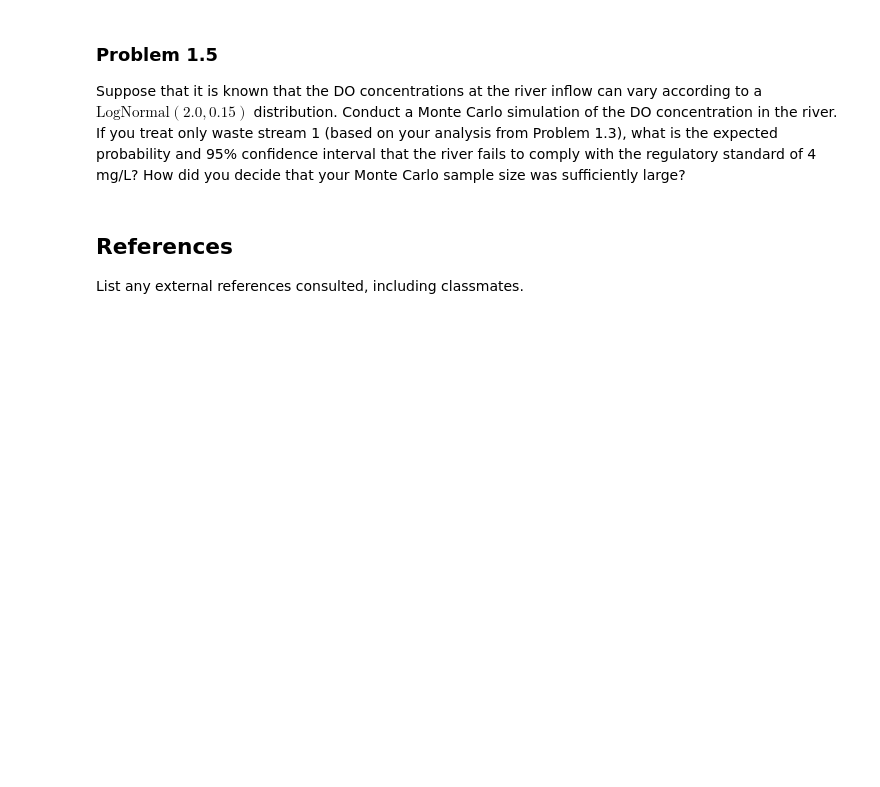
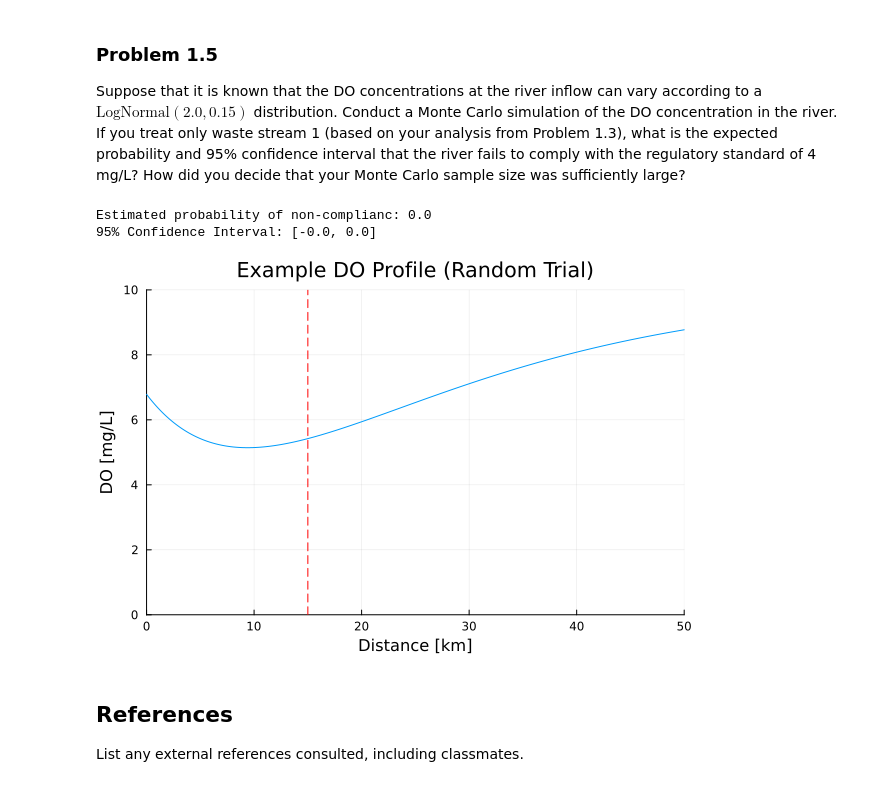
Before and after one commit to BEE4750-FA25/hw3-claire, a Jupyter notebook: hw03.ipynb, the cells around one changed output. Drawn from its saved outputs; the diff is of its cells as text; code cells hidden in the pictures; blank space fills up the shorter version.

```diff
--- a/hw03.ipynb
+++ b/hw03.ipynb
@@ -332,7 +332,33 @@ If you treat only waste stream 1 (based on your analysis from Problem
 the river fails to comply with the regulatory standard of 4 mg/L? How
 did you decide that your Monte Carlo sample size was sufficiently large?
 # %%
-sample_size=1000000
+x2 = 15 # km
+xf = 50 # km
+dx = 0.1 # km
+u = 6 # km/d
+
+C_sat = 10 # mg/L
+
+kr = 0.55 # day^-1
+kc = 0.35 # day^-1
+kn = 0.25 # day^-1
+
+Qr = 50000 # m^3/day
+Cdo_r = 7.5 # mg/L
+Cc_r = 5 # mg/L
+Cn_r = 5 # mg/L
+
+Q1 = 10000 # m^3/day
+Cdo_1 = 5 # mg/L
+Cc_1 = 50 # mg/L
+Cn_1 = 35 # mg/L
+
+Q2 = 15000 # m^3/day
+Cdo_2 = 5 # mg/L
+Cc_2 = 45 # mg/L
+Cn_2 = 35 # mg/L
+
+sample_size=500000
 # inflow DO LogNormal distribution
 min_vals = zeros(sample_size)
 DO_r__logn = rand(LogNormal(2.0, 0.15), sample_size)
@@ -341,6 +367,27 @@ xs = 0.0:dx:xf
 
 Cc_1_t=Cc_1*(1-0.26)
 Cn_1_t=Cn_1*(1-0.26)
+
+C_new(q1, c1, q2, c2) = (q1 * c1 + q2 * c2) / (q1 + q2)
+
+#get total bod from rates, cbod, and nbod
+function mix(D0_0, CBOD0, NBOD0, t, k1, k2, k3, sat)
+    D0_new = D0_0 * exp(-k1 * t)
+    CBOD_new = CBOD0 * (k2 / (k1 - k2)) * (exp(-k2 * t) - exp(-k1 * t))
+    NBOD_new = NBOD0 * (k3 / (k1 - k3)) * (exp(-k3 * t) - exp(-k1 * t))
+    D = D0_new + CBOD_new + NBOD_new
+    return sat - D
+end
+
+#get do from when the first waste effluent first enters the stream
+Q_first = Qr + Q1
+DO_mix1 = C_new(Qr, Cdo_r, Q1, Cdo_1)
+CBOD_mix1 = C_new(Qr, Cc_r, Q1, Cc_1)
+NBOD_mix1 = C_new(Qr, Cn_r, Q1, Cn_1)
+D0_first = C_sat - DO_mix1
+
+#decay equation to apply various q values
+decay(C_0, k, t) = C_0 * exp(-k * t)
 
 #evaluating total concentration for each initial conc. from the distribution
 for i in 1:sample_size
@@ -366,33 +413,37 @@ for i in 1:sample_size
 end
 
 failures = sum(min_vals .< 4.0)
 p_fail = failures / sample_size
 
 z =1.96
 se = sqrt(p_fail * (1 -p_fail) /sample_size)
 ci_lower=p_fail-z*se
 ci_upper=p_fail+z*se
 
 println("Estimated probability of non-complianc: ", round(p_fail, digits=4))
 println("95% Confidence Interval: [", round(ci_lower, digits=4), ", ", round(ci_upper, digits=4), "]")
 
 sample_i = rand(1:sample_size)
 Cdo_r = DO_r__logn[sample_i]
 Q_first = Qr + Q1
 DO_mix1 = C_new(Qr, Cdo_r, Q1, Cdo_1)
 CBOD_mix1 = C_new(Qr, 0.0, Q1, Cc_1)
 NBOD_mix1 = C_new(Qr, 0.0, Q1, Cn_1)
 D0_first = C_sat - DO_mix1
 DOs = [mix(D0_first, CBOD_mix1, NBOD_mix1, x/u, kr, kc, kn, C_sat) for x in xs]
 
 plot(xs, DOs,
     xlim=(0, 50),
     ylim=(0, 10),
     legend=false,
     xlabel="Distance [km]",
     ylabel="DO [mg/L]",
     title="Example DO Profile (Random Trial)")
 vline!([15], color=:red, linestyle=:dash)
+# %% [output]
+Estimated probability of non-complianc: 0.0
+95% Confidence Interval: [-0.0, 0.0]
+[figure, added]
 # %% [markdown]
 ## References
 
```
Also changed, not shown: parts of 2 cells of this notebook.
